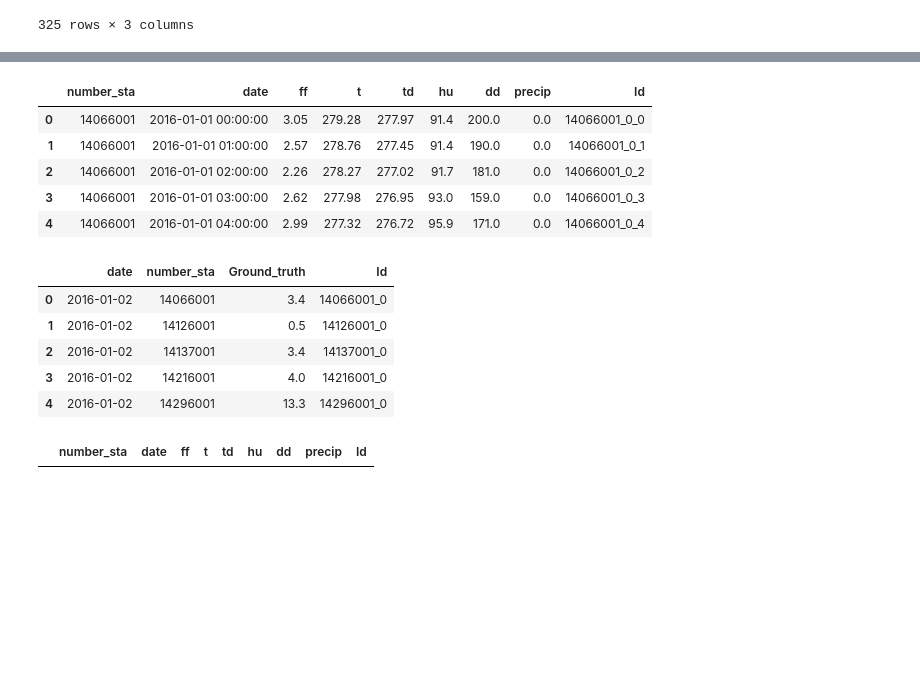
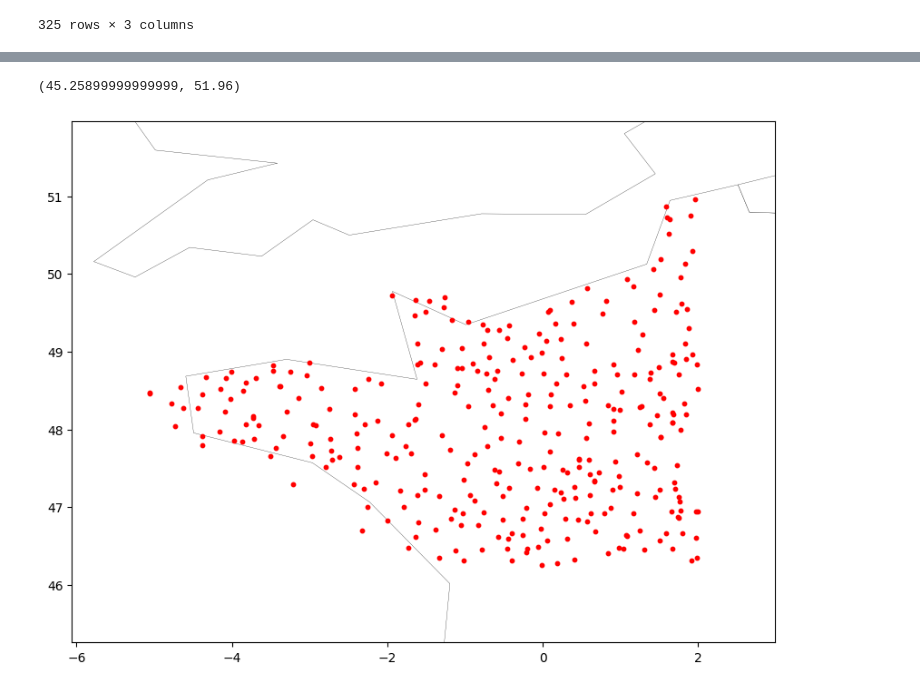
Before and after one commit to damienanquetin/HackathonMF, a Jupyter notebook: notebooks/data_explo.ipynb, the cells around one changed output, grey strips where cells are left out. Saved outputs shown, nothing was run; the diff lists cells and outputs as text; code cells hidden in the pictures; blank space fills up the shorter version.

```diff
--- a/notebooks/data_explo.ipynb
+++ b/notebooks/data_explo.ipynb
@@ -102,9 +81,0 @@ df3 = pd.read_csv("X_station_train.csv")
-# %%
-df3.head()
-# %% [output]
-|  | number_sta | date | ff | t | td | hu | dd | precip | Id |
-| 0 | 14066001 | 2016-01-01 00:00:00 | 3.05 | 279.28 | 277.97 | 91.4 | 200.0 | 0.0 | 14066001_0_0 |
-| 1 | 14066001 | 2016-01-01 01:00:00 | 2.57 | 278.76 | 277.45 | 91.4 | 190.0 | 0.0 | 14066001_0_1 |
-| 2 | 14066001 | 2016-01-01 02:00:00 | 2.26 | 278.27 | 277.02 | 91.7 | 181.0 | 0.0 | 14066001_0_2 |
-| 3 | 14066001 | 2016-01-01 03:00:00 | 2.62 | 277.98 | 276.95 | 93.0 | 159.0 | 0.0 | 14066001_0_3 |
-| 4 | 14066001 | 2016-01-01 04:00:00 | 2.99 | 277.32 | 276.72 | 95.9 | 171.0 | 0.0 | 14066001_0_4 |
@@ -113,13 +82,15 @@ df4 = pd.read_csv("Y_train.csv")
-# %%
-df4.head()
-# %% [output]
-|  | date | number_sta | Ground_truth | Id |
-| 0 | 2016-01-02 | 14066001 | 3.4 | 14066001_0 |
-| 1 | 2016-01-02 | 14126001 | 0.5 | 14126001_0 |
-| 2 | 2016-01-02 | 14137001 | 3.4 | 14137001_0 |
-| 3 | 2016-01-02 | 14216001 | 4.0 | 14216001_0 |
-| 4 | 2016-01-02 | 14296001 | 13.3 | 14296001_0 |
-# %%
-df3[df3.Id=='414066001_0']
-# %% [output]
-|  | number_sta | date | ff | t | td | hu | dd | precip | Id |
+# %%
+# Load world map & meteo station positions
+world = gpd.read_file(gpd.datasets.get_path('naturalearth_lowres'))
+stations_coordinates_gpd = gpd.GeoDataFrame(stations_coordinates_df, geometry = gpd.points_from_xy(stations_coordinates_df.lon, stations_coordinates_df.lat))
+
+# Plot data
+fig, ax = plt.subplots(1, 1, figsize=(10, 8))
+ax.set_aspect('equal')
+world.plot(ax = ax, color = 'white', edgecolor = 'black', linewidth = 0.2)                 # Display world map
+stations_coordinates_gpd.plot(ax = ax, marker = 'o', color = 'red', markersize = 10)       # Display meteo stations
+ax.set_xlim([stations_coordinates_gpd.lon.min() - 1, stations_coordinates_gpd.lon.max() + 1])
+ax.set_ylim([stations_coordinates_gpd.lat.min() - 1, stations_coordinates_gpd.lat.max() + 1])
+# %% [output]
+(45.25899999999999, 51.96)
+[figure, added]
```
Also changed, not shown: parts of 19 cells of this notebook.
